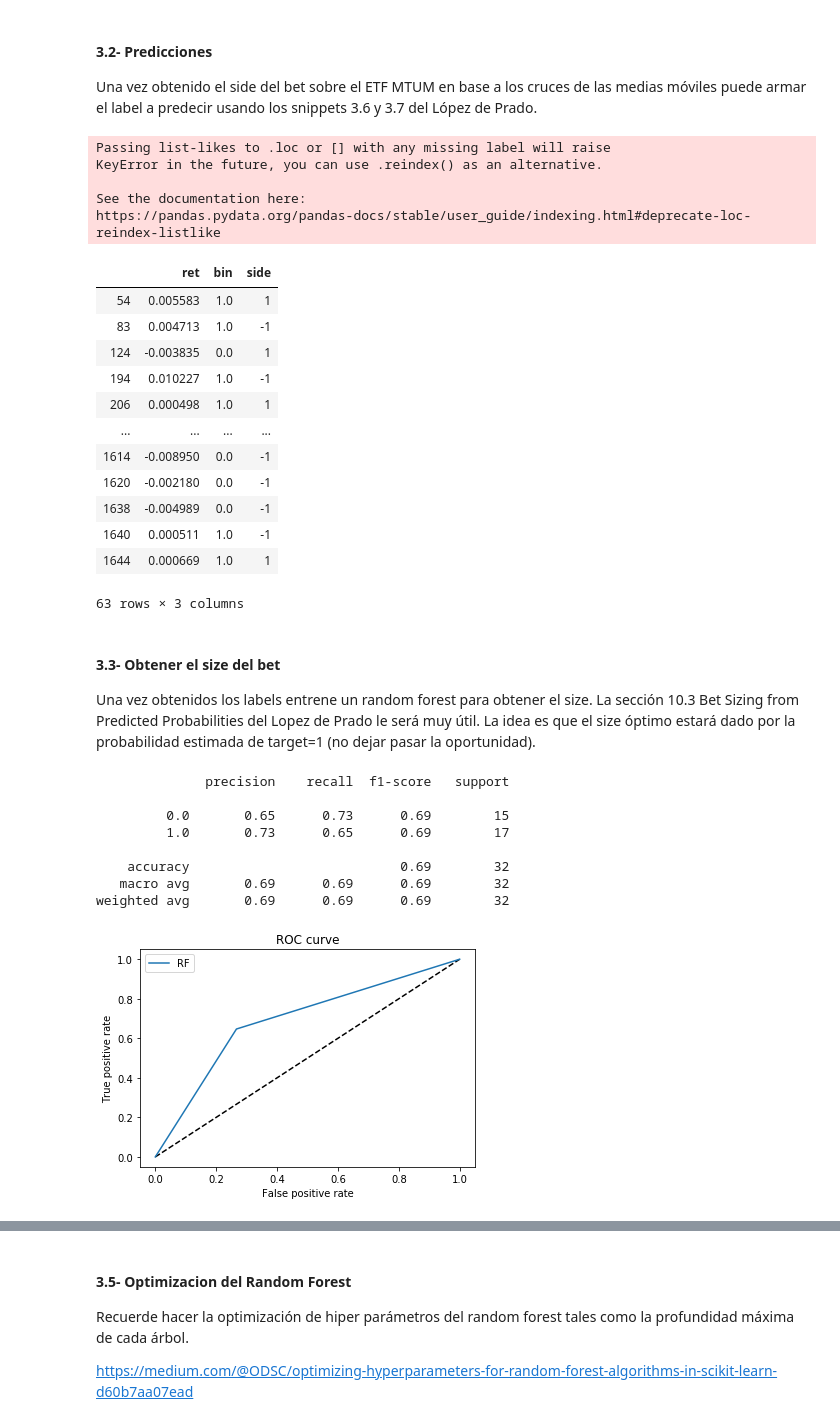
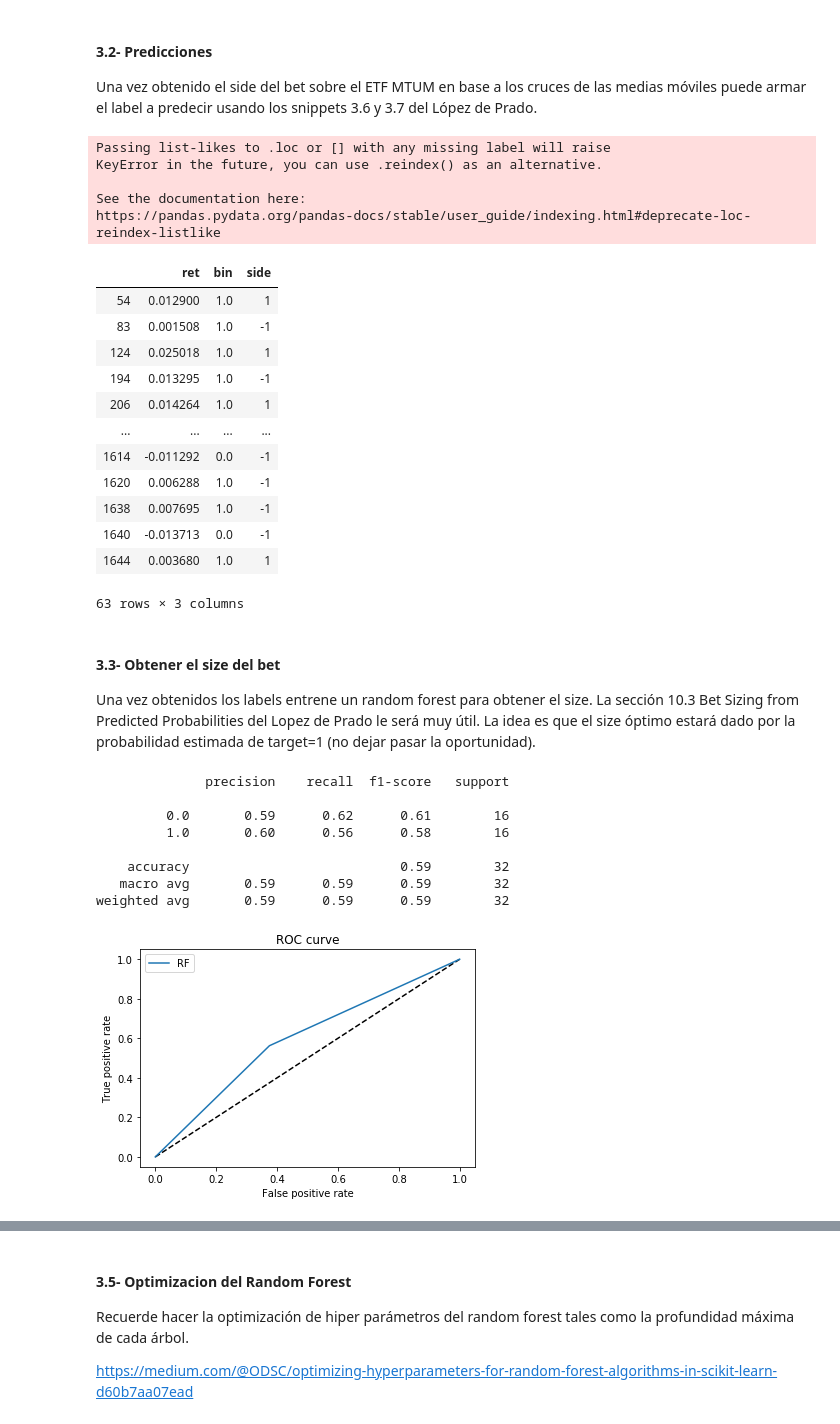
Before and after one commit to agalbachicar/fa_momentum, a Jupyter notebook: src/momentum.ipynb, the cells around one changed output, grey strips where cells are left out. Drawn from its saved outputs; the diff is of its cells as text; code cells hidden in the pictures.

```diff
--- a/src/momentum.ipynb
+++ b/src/momentum.ipynb
@@ -770,45 +780,46 @@ up = get_up_cross(fast_ewma, slow_ewma)
 down = get_down_cross(fast_ewma, slow_ewma)
 
 side_up = pd.Series(1, index=up.index)
 side_down = pd.Series(-1, index=down.index)
 side = pd.concat([side_up,side_down]).sort_index()
 
 minRet = .01
 ptsl=[2,1]
+numDays = 3
 
 dailyVol = getDailyVol(mtum_df.Close)
 tEvents = getTEvents(mtum_df.Close, h=dailyVol.mean())
-t1 = addVerticalBarrier(tEvents, mtum_df.Close, numDays=1)
+t1 = addVerticalBarrier(tEvents, mtum_df.Close, numDays=numDays)
 
 target=dailyVol
 
 cpus = 1
 
 ma_events = getEvents(mtum_df.Close, tEvents, ptsl, target, minRet, cpus, t1=t1, side=side)
 ma_events.side.value_counts()
 ma_side = ma_events.dropna().side
 ma_bins = getBinsNew(ma_events,mtum_df.Close, t1).dropna()
 Xx = pd.merge_asof(ma_bins, side.to_frame().rename(columns={0:'side'}),
                    left_index=True, right_index=True, direction='forward')
 Xx
 # %% [output]
 Passing list-likes to .loc or [] with any missing label will raise
 KeyError in the future, you can use .reindex() as an alternative.
 
 See the documentation here:
 https://pandas.pydata.org/pandas-docs/stable/user_guide/indexing.html#deprecate-loc-reindex-listlike
 |  | ret | bin | side |
-| 54 | 0.005583 | 1.0 | 1 |
-| 83 | 0.004713 | 1.0 | -1 |
-| 124 | -0.003835 | 0.0 | 1 |
-| 194 | 0.010227 | 1.0 | -1 |
-| 206 | 0.000498 | 1.0 | 1 |
+| 54 | 0.012900 | 1.0 | 1 |
+| 83 | 0.001508 | 1.0 | -1 |
+| 124 | 0.025018 | 1.0 | 1 |
+| 194 | 0.013295 | 1.0 | -1 |
+| 206 | 0.014264 | 1.0 | 1 |
 | ... | ... | ... | ... |
-| 1614 | -0.008950 | 0.0 | -1 |
-| 1620 | -0.002180 | 0.0 | -1 |
-| 1638 | -0.004989 | 0.0 | -1 |
-| 1640 | 0.000511 | 1.0 | -1 |
-| 1644 | 0.000669 | 1.0 | 1 |
+| 1614 | -0.011292 | 0.0 | -1 |
+| 1620 | 0.006288 | 1.0 | -1 |
+| 1638 | 0.007695 | 1.0 | -1 |
+| 1640 | -0.013713 | 0.0 | -1 |
+| 1644 | 0.003680 | 1.0 | 1 |
 63 rows × 3 columns
 # %% [markdown]
 #### 3.3- Obtener el size del bet
@@ -849,13 +860,13 @@ plotROC(y_test, y_pred)
 # %% [output]
               precision    recall  f1-score   support
 
-         0.0       0.65      0.73      0.69        15
-         1.0       0.73      0.65      0.69        17
+         0.0       0.59      0.62      0.61        16
+         1.0       0.60      0.56      0.58        16
 
-    accuracy                           0.69        32
-   macro avg       0.69      0.69      0.69        32
-weighted avg       0.69      0.69      0.69        32
+    accuracy                           0.59        32
+   macro avg       0.59      0.59      0.59        32
+weighted avg       0.59      0.59      0.59        32
-[figure, old version]
+[figure, new version]
 # %%
 from scipy.stats import norm
 
```
Also changed, not shown: parts of 9 cells of this notebook.
